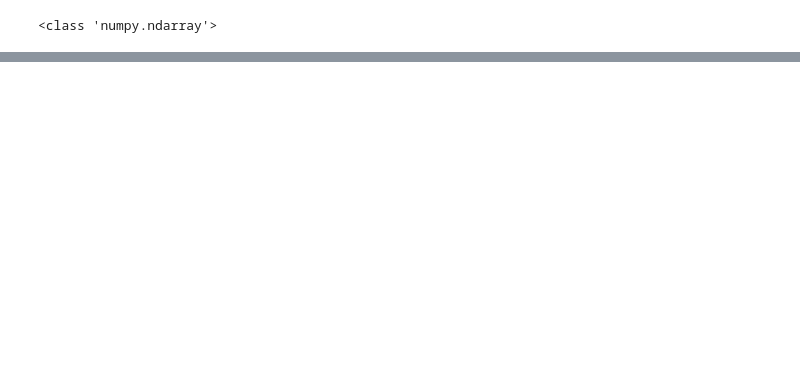
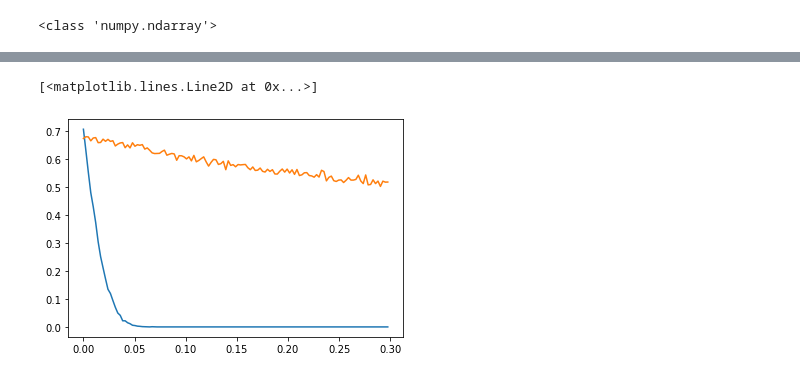
Before and after one commit to HansWalker/pgd_Preprocessing2, a Jupyter notebook: Blur/Blur_tests.ipynb, the cells around one changed output, grey strips where cells are left out. Cells and saved outputs as stored; diff of their text form; code cells hidden in the pictures; blank space fills up the shorter version.

```diff
--- a/Blur/Blur_tests.ipynb
+++ b/Blur/Blur_tests.ipynb
@@ -241,0 +155,20 @@ Image.fromarray(image).show()
+# %%
+import numpy as np
+import matplotlib.pyplot as plt
+
+carray=np.load('loop_data/fmnist/fmnist_loop_list_corr0.npy')
+barray=np.load('loop_data/fmnist/fmnist_loop_list0.npy')
+carray=np.zeros([len(carray),len(carray[0])])
+barray=carray.copy()
+listnum=45
+for i in range(listnum):
+    carray+=np.load('loop_data/fmnist/fmnist_loop_list_corr'+str(i)+'.npy')
+    barray+=np.load('loop_data/fmnist/fmnist_loop_list'+str(i)+'.npy')
+carray=carray/listnum
+barray=barray/listnum
+fig, ax = plt.subplots()
+ax.plot(carray[0],carray[1])
+ax.plot(carray[0],barray[1])
+# %% [output]
+[<matplotlib.lines.Line2D at 0x...>]
+[figure, added]
```
Also changed, not shown: parts of 16 cells of this notebook.
